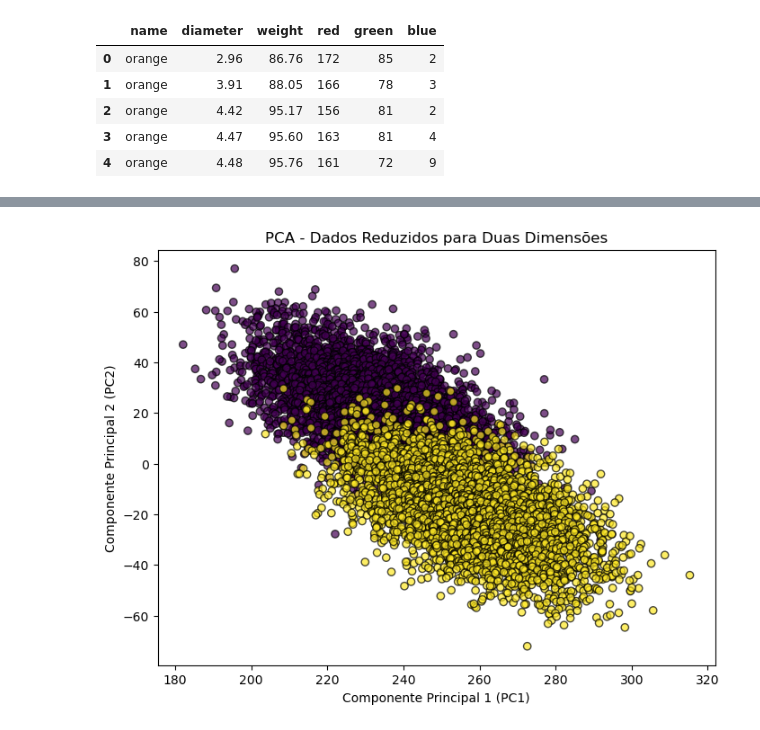
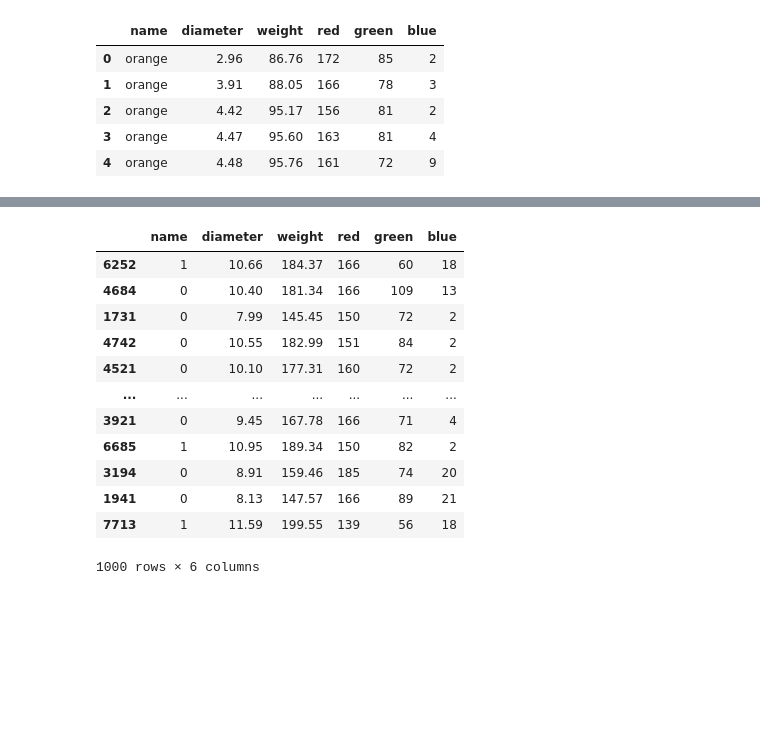
Before and after one commit to milenamoreira/geometria-computacional, a Jupyter notebook: TPALG2_V2.ipynb, the cells around one changed output, grey strips where cells are left out. Drawn from its saved outputs; the diff is of its cells as text; code cells hidden in the pictures; blank space fills up the shorter version.

```diff
--- a/TPALG2_V2.ipynb
+++ b/TPALG2_V2.ipynb
@@ -1013,10 +797,16 @@ DataFrame original:
-# %%
-# Visualizar os dados reduzidos para duas dimensões
-plt.figure(figsize=(8, 6))
-plt.scatter(df_resultado['Component_1'], df_resultado['Component_2'], c=Y, cmap='viridis', edgecolor='k', alpha=0.7)
-plt.title('PCA - Dados Reduzidos para Duas Dimensões')
-plt.xlabel('Componente Principal 1 (PC1)')
-plt.ylabel('Componente Principal 2 (PC2)')
-plt.show()
-# %% [output]
-[figure, removed]
+# %%
+df
+# %% [output]
+|  | name | diameter | weight | red | green | blue |
+| 6252 | 1 | 10.66 | 184.37 | 166 | 60 | 18 |
+| 4684 | 0 | 10.40 | 181.34 | 166 | 109 | 13 |
+| 1731 | 0 | 7.99 | 145.45 | 150 | 72 | 2 |
+| 4742 | 0 | 10.55 | 182.99 | 151 | 84 | 2 |
+| 4521 | 0 | 10.10 | 177.31 | 160 | 72 | 2 |
+| ... | ... | ... | ... | ... | ... | ... |
+| 3921 | 0 | 9.45 | 167.78 | 166 | 71 | 4 |
+| 6685 | 1 | 10.95 | 189.34 | 150 | 82 | 2 |
+| 3194 | 0 | 8.91 | 159.46 | 185 | 74 | 20 |
+| 1941 | 0 | 8.13 | 147.57 | 166 | 89 | 21 |
+| 7713 | 1 | 11.59 | 199.55 | 139 | 56 | 18 |
+1000 rows × 6 columns
```
Also changed, not shown: parts of 21 cells of this notebook.
